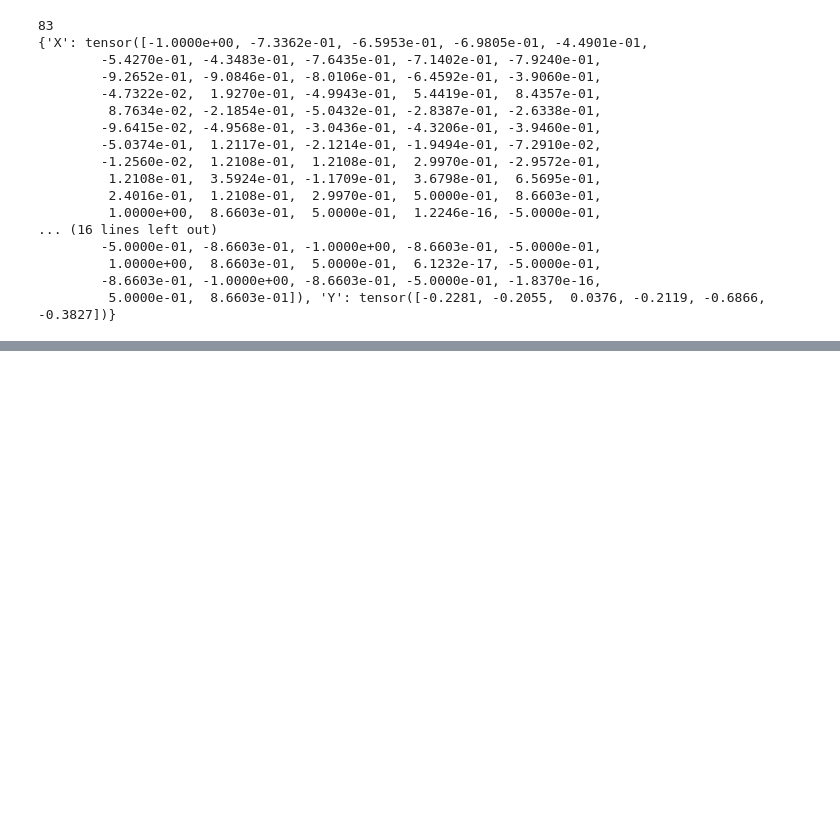
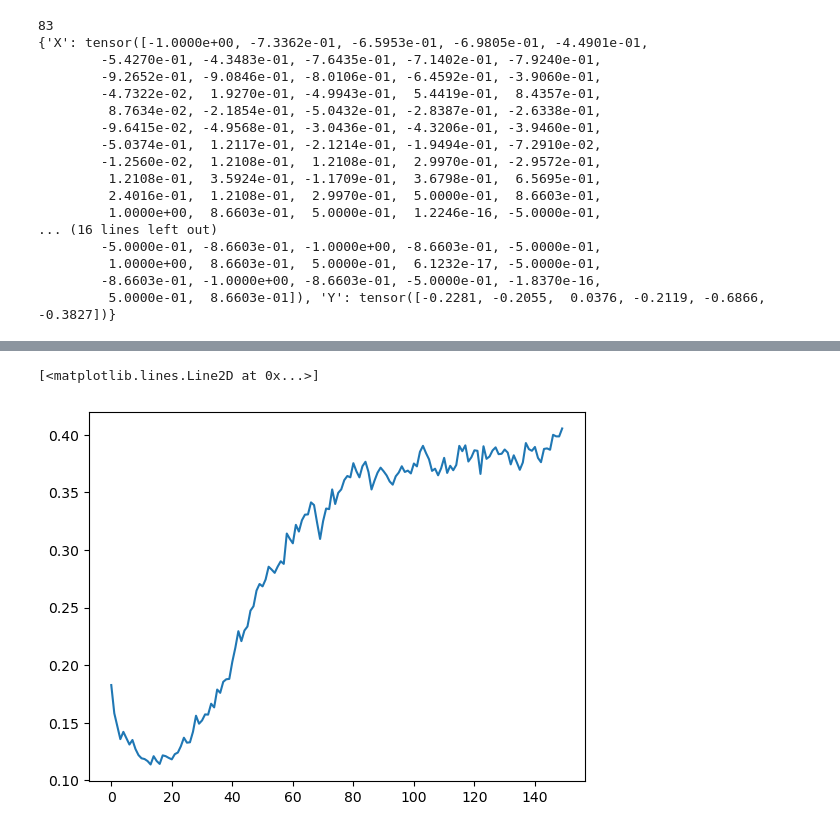
Before and after one commit to eihwood/Haystacks.AI-7, a Jupyter notebook: src/MLP_byzip.ipynb, the cells around one changed output, grey strips where cells are left out. Cells and saved outputs as stored; diff of their text form; code cells hidden in the pictures; blank space fills up the shorter version.

```diff
--- a/src/MLP_byzip.ipynb
+++ b/src/MLP_byzip.ipynb
@@ -244,0 +312,6 @@ SFR_MODEL(
+# %%
+# plot test loss
+plt.plot(np.array(losses_test_zip['30002']))
+# %% [output]
+[<matplotlib.lines.Line2D at 0x...>]
+[figure, added]
```
Also changed, not shown: parts of 26 cells of this notebook.
